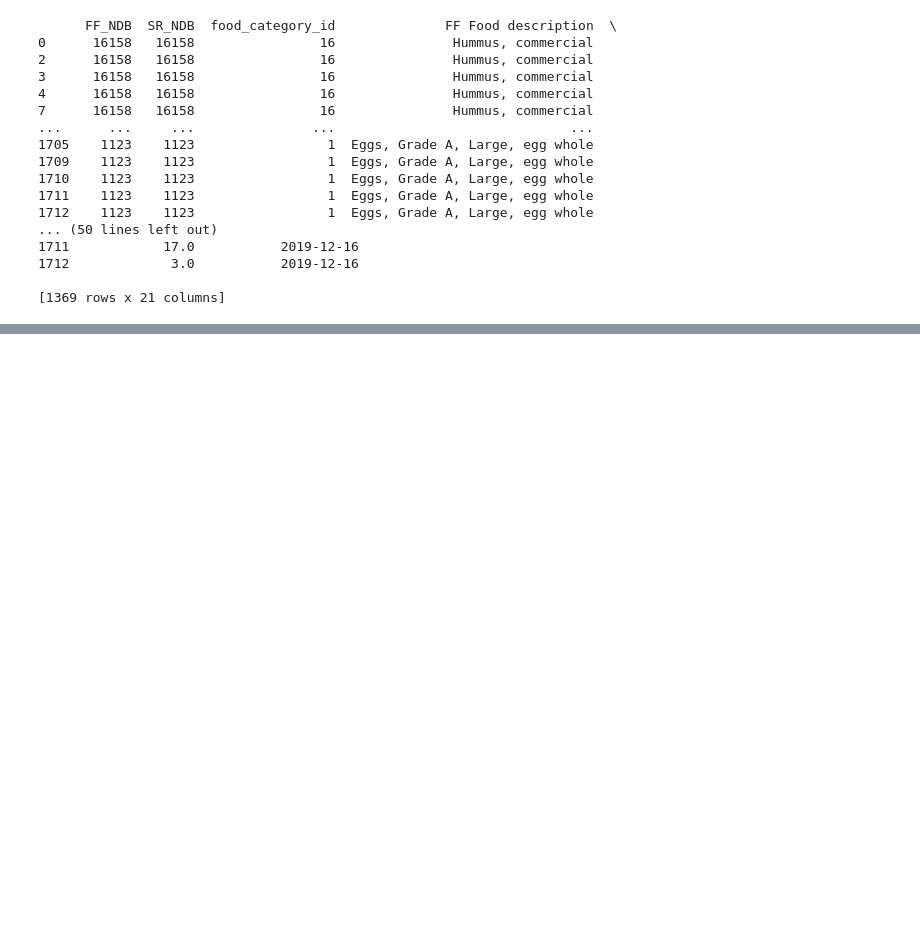
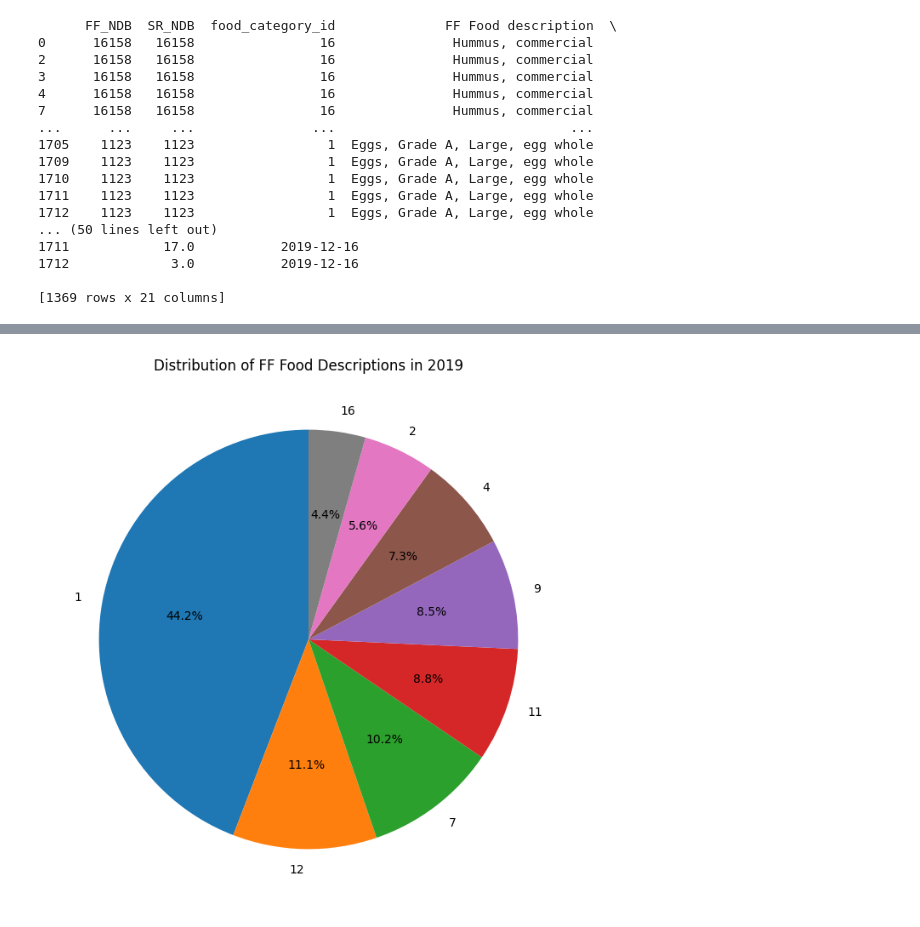
Before and after one commit to khoay/IC-Team50, a Jupyter notebook: FFMin_and_FFMax.ipynb, the cells around one changed output, grey strips where cells are left out. Drawn from its saved outputs; the diff is of its cells as text; code cells hidden in the pictures; blank space fills up the shorter version.

```diff
--- a/FFMin_and_FFMax.ipynb
+++ b/FFMin_and_FFMax.ipynb
@@ -96,0 +116,13 @@ AttributeError: 'DataFrame' object has no attribute 'append'
+# %%
+not_between_df['FF Publication Date'] = pd.to_datetime(not_between_df['FF Publication Date'])
+not_between_df_2019 = not_between_df[not_between_df['FF Publication Date'].dt.year == 2019]
+
+not_between_df_2020 = not_between_df[not_between_df['FF Publication Date'].dt.year == 2020]
+not_between_df_2021 = not_between_df[not_between_df['FF Publication Date'].dt.year == 2021]
+not_between_df_2022 = not_between_df[not_between_df['FF Publication Date'].dt.year == 2022]
+not_between_df_2023 = not_between_df[not_between_df['FF Publication Date'].dt.year == 2023]
+
+
+
+
+print(not_between_df_2019)
@@ -96,0 +190,10 @@ AttributeError: 'DataFrame' object has no attribute 'append'
+# %%
+food_description_counts = not_between_df_2019['food_category_id'].value_counts()
+
+# Plotting the pie chart
+plt.figure(figsize=(8, 8))
+plt.pie(food_description_counts, labels=food_description_counts.index, autopct='%1.1f%%', startangle=90)
+plt.title('Distribution of FF Food Descriptions in 2019')
+plt.show()
+# %% [output]
+[figure, added]
```
Also changed, not shown: parts of 6 cells of this notebook.
